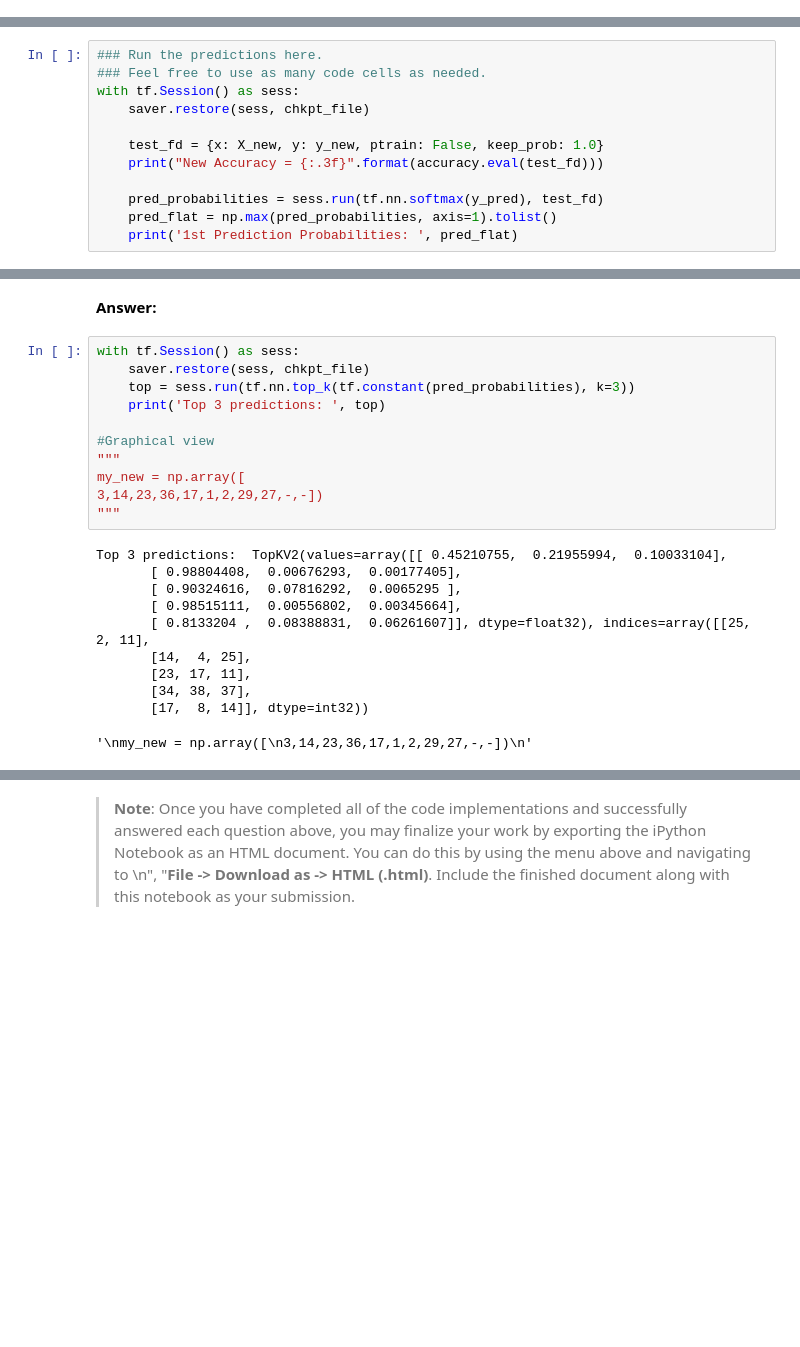
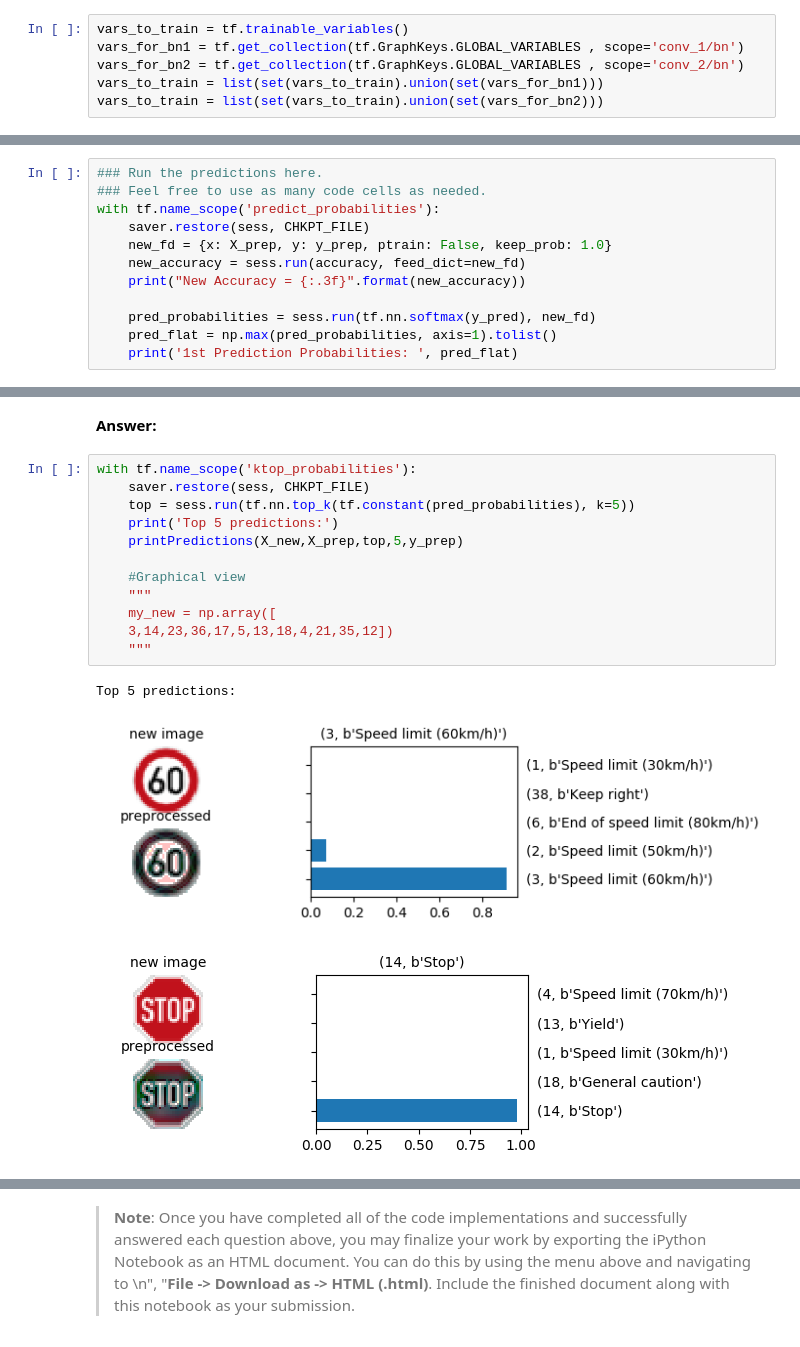
Before and after one commit to gantners/CarND-Traffic-Signs, a Jupyter notebook: Traffic_Signs_Recognition.ipynb, the cells around one changed output, grey strips where cells are left out. Cells and saved outputs as stored; diff of their text form; blank space fills up the shorter version.

```diff
--- a/Traffic_Signs_Recognition.ipynb
+++ b/Traffic_Signs_Recognition.ipynb
@@ -625,0 +884,6 @@ fc_3/Add_1   [None, 43]
+# %%
+vars_to_train = tf.trainable_variables()
+vars_for_bn1 = tf.get_collection(tf.GraphKeys.GLOBAL_VARIABLES , scope='conv_1/bn')
+vars_for_bn2 = tf.get_collection(tf.GraphKeys.GLOBAL_VARIABLES , scope='conv_2/bn')
+vars_to_train = list(set(vars_to_train).union(set(vars_for_bn1)))
+vars_to_train = list(set(vars_to_train).union(set(vars_for_bn2)))
@@ -813,13 +1160,13 @@ _Choose five candidate images of traffic signs and provide them in the report. A
 # %%
 ### Run the predictions here.
 ### Feel free to use as many code cells as needed.
-with tf.Session() as sess:
-    saver.restore(sess, chkpt_file)
+with tf.name_scope('predict_probabilities'):
+    saver.restore(sess, CHKPT_FILE)
+    new_fd = {x: X_prep, y: y_prep, ptrain: False, keep_prob: 1.0}
+    new_accuracy = sess.run(accuracy, feed_dict=new_fd)
+    print("New Accuracy = {:.3f}".format(new_accuracy))
 
-    test_fd = {x: X_new, y: y_new, ptrain: False, keep_prob: 1.0}
-    print("New Accuracy = {:.3f}".format(accuracy.eval(test_fd)))
-
-    pred_probabilities = sess.run(tf.nn.softmax(y_pred), test_fd)
+    pred_probabilities = sess.run(tf.nn.softmax(y_pred), new_fd)
     pred_flat = np.max(pred_probabilities, axis=1).tolist()
     print('1st Prediction Probabilities: ', pred_flat)
 # %% [output]
@@ -880,24 +1196,18 @@ Looking just at the first row we get `[ 0.34763842,  0.24879643,  0.12789202]`,
 # %% [markdown]
 **Answer:**
 # %%
-with tf.Session() as sess:
-    saver.restore(sess, chkpt_file)
-    top = sess.run(tf.nn.top_k(tf.constant(pred_probabilities), k=3))
-    print('Top 3 predictions: ', top)
+with tf.name_scope('ktop_probabilities'):
+    saver.restore(sess, CHKPT_FILE)
+    top = sess.run(tf.nn.top_k(tf.constant(pred_probabilities), k=5))
+    print('Top 5 predictions:')
+    printPredictions(X_new,X_prep,top,5,y_prep)
 
-#Graphical view
-"""
-my_new = np.array([
-3,14,23,36,17,1,2,29,27,-,-])
-"""
+    #Graphical view
+    """
+    my_new = np.array([
+    3,14,23,36,17,5,13,18,4,21,35,12])
+    """
 # %% [output]
-Top 3 predictions:  TopKV2(values=array([[ 0.45210755,  0.21955994,  0.10033104],
-       [ 0.98804408,  0.00676293,  0.00177405],
-       [ 0.90324616,  0.07816292,  0.0065295 ],
-       [ 0.98515111,  0.00556802,  0.00345664],
-       [ 0.8133204 ,  0.08388831,  0.06261607]], dtype=float32), indices=array([[25,  2, 11],
-       [14,  4, 25],
-       [23, 17, 11],
-       [34, 38, 37],
-       [17,  8, 14]], dtype=int32))
+Top 5 predictions:
-'\nmy_new = np.array([\n3,14,23,36,17,1,2,29,27,-,-])\n'
+[figure, added]
+[figure, added]
```
Also changed, not shown: parts of 43 cells of this notebook, 28 other files.
